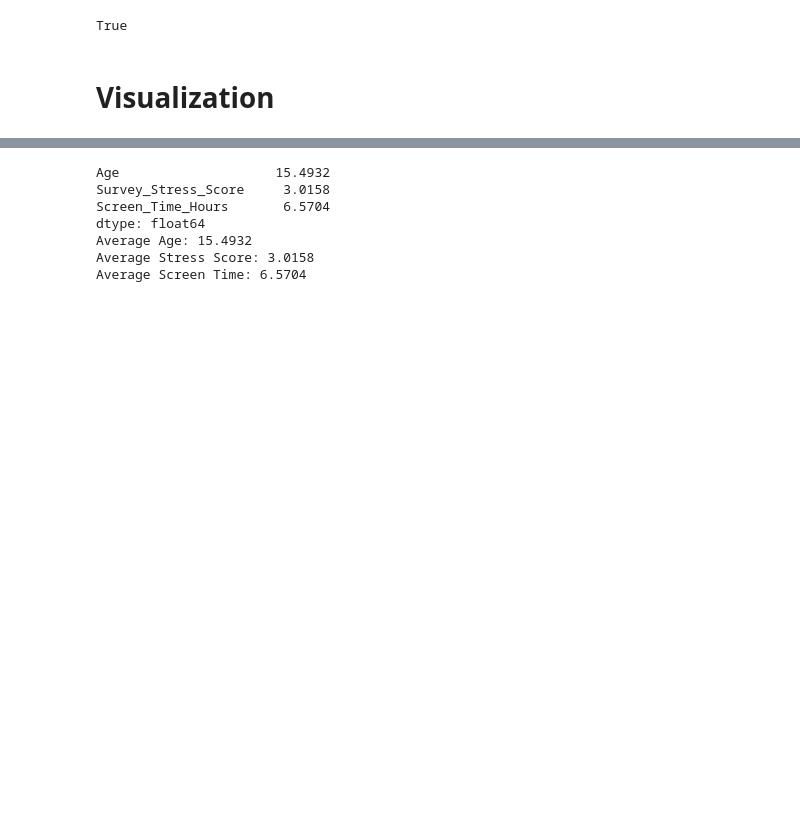
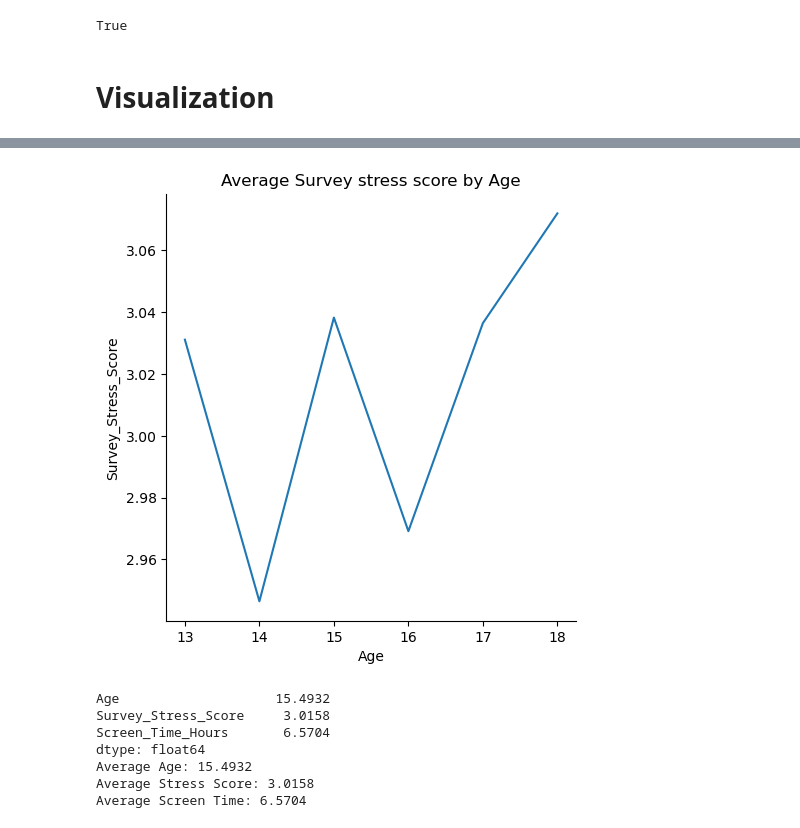
Before and after one commit to racheldrewu/2201FinalProject, a Jupyter notebook: screentime vs mentalhealth .ipynb, the cells around one changed output, grey strips where cells are left out. Cells and saved outputs as stored; diff of their text form; code cells hidden in the pictures; blank space fills up the shorter version.

```diff
--- a/screentime vs mentalhealth .ipynb
+++ b/screentime vs mentalhealth .ipynb
@@ -188,3 +178,20 @@ sns.relplot(
+# %%
+# Group the data by Age and calculating the average stress score
+avg_stress = new_df.groupby("Age")["Survey_Stress_Score"].mean().reset_index()
+
+# Now plot it as a line graph
+sns.relplot(
+    x="Age",
+    y="Survey_Stress_Score",
+    data=avg_stress,
+    kind='line'
+)
+#label
+plt.title("Average Survey stress score by Age")
+#saving image
+plt.savefig("Figures/lineplot_Average_Survey_stress_score by Age.png")
+# %% [output]
+[figure, added]
 # %%
 # print averages
 print(new_df.mean())
```
Also changed, not shown: parts of 14 cells of this notebook, 4 other files.
